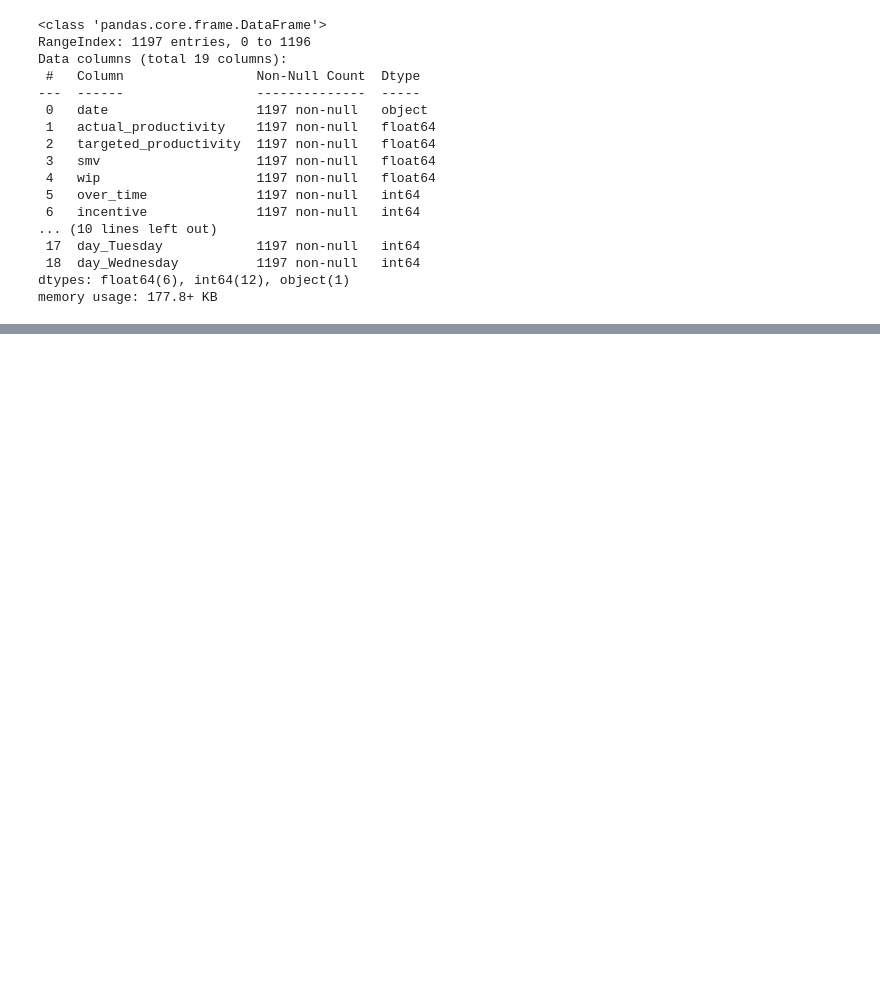
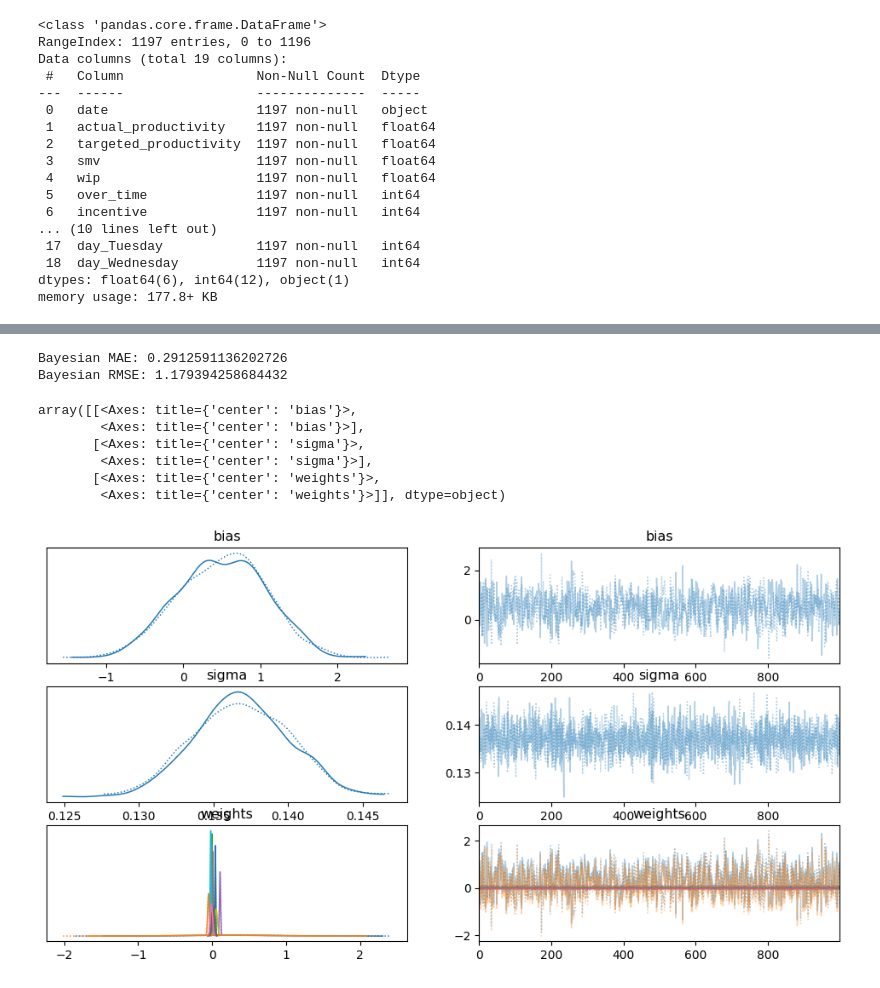
Before and after one commit to dakshini01/ProdFusion, a Jupyter notebook: codes/Bayesiyan_Modeling.ipynb, the cells around one changed output, grey strips where cells are left out. Saved outputs shown, nothing was run; the diff lists cells and outputs as text; code cells hidden in the pictures; blank space fills up the shorter version.

```diff
--- a/codes/Bayesiyan_Modeling.ipynb
+++ b/codes/Bayesiyan_Modeling.ipynb
@@ -167,3 +161,28 @@ bias_mean = trace.posterior["bias"].mean(dim=["chain","draw"]).values
 
 # Predictions
 y_pred_bayes = np.dot(X_test.values, weights_mean) + bias_mean
+# %%
+# =========================
+# 9. Evaluation
+# =========================
+
+from sklearn.metrics import mean_absolute_error, mean_squared_error
+import numpy as np
+
+mae_bayes = mean_absolute_error(y_test, y_pred_bayes)
+rmse_bayes = np.sqrt(mean_squared_error(y_test, y_pred_bayes))
+
+print("Bayesian MAE:", mae_bayes)
+print("Bayesian RMSE:", rmse_bayes)
+
+pm.plot_trace(trace)
+# %% [output]
+Bayesian MAE: 0.2912591136202726
+Bayesian RMSE: 1.179394258684432
+array([[<Axes: title={'center': 'bias'}>,
+        <Axes: title={'center': 'bias'}>],
+       [<Axes: title={'center': 'sigma'}>,
+        <Axes: title={'center': 'sigma'}>],
+       [<Axes: title={'center': 'weights'}>,
+        <Axes: title={'center': 'weights'}>]], dtype=object)
+[figure, added]
```
Also changed, not shown: parts of 2 cells of this notebook.
